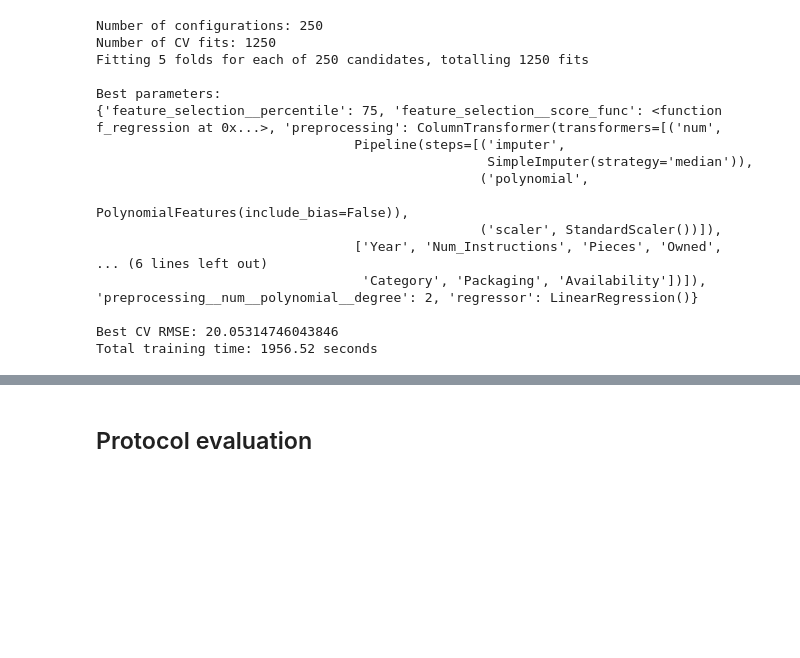
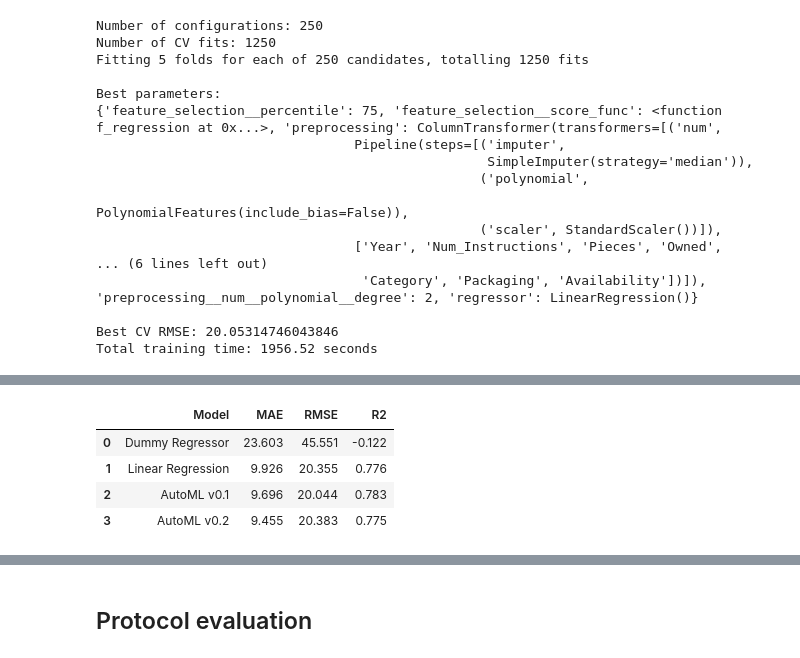
Before and after one commit to Erwanb10/LEGO_price_forecast, a Jupyter notebook: week2.ipynb, the cells around one changed output, grey strips where cells are left out. Cells and saved outputs as stored; diff of their text form; code cells hidden in the pictures; blank space fills up the shorter version.

```diff
--- a/week2.ipynb
+++ b/week2.ipynb
@@ -967,0 +1063,19 @@ Total training time: 1956.52 seconds
+# %%
+# Predictions on the validation set
+automl_pred_v2 = best_automl_model_v2.predict(X_val)
+
+# Comparison with previous versions
+results_v2 = pd.DataFrame([
+    get_metrics('Dummy Regressor', y_val, dummy_pred),
+    get_metrics('Linear Regression', y_val, y_pred),
+    get_metrics('AutoML v0.1', y_val, automl_pred),
+    get_metrics('AutoML v0.2', y_val, automl_pred_v2)
+])
+
+display(results_v2.round(3))
+# %% [output]
+|  | Model | MAE | RMSE | R2 |
+| 0 | Dummy Regressor | 23.603 | 45.551 | -0.122 |
+| 1 | Linear Regression | 9.926 | 20.355 | 0.776 |
+| 2 | AutoML v0.1 | 9.696 | 20.044 | 0.783 |
+| 3 | AutoML v0.2 | 9.455 | 20.383 | 0.775 |
```
Also changed, not shown: parts of 4 cells of this notebook.
